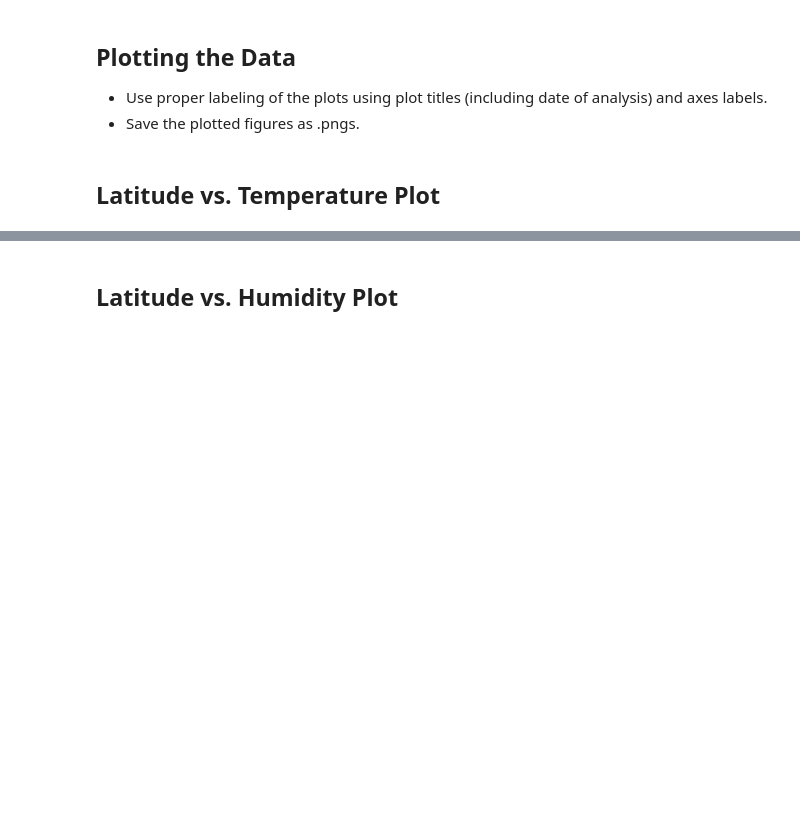
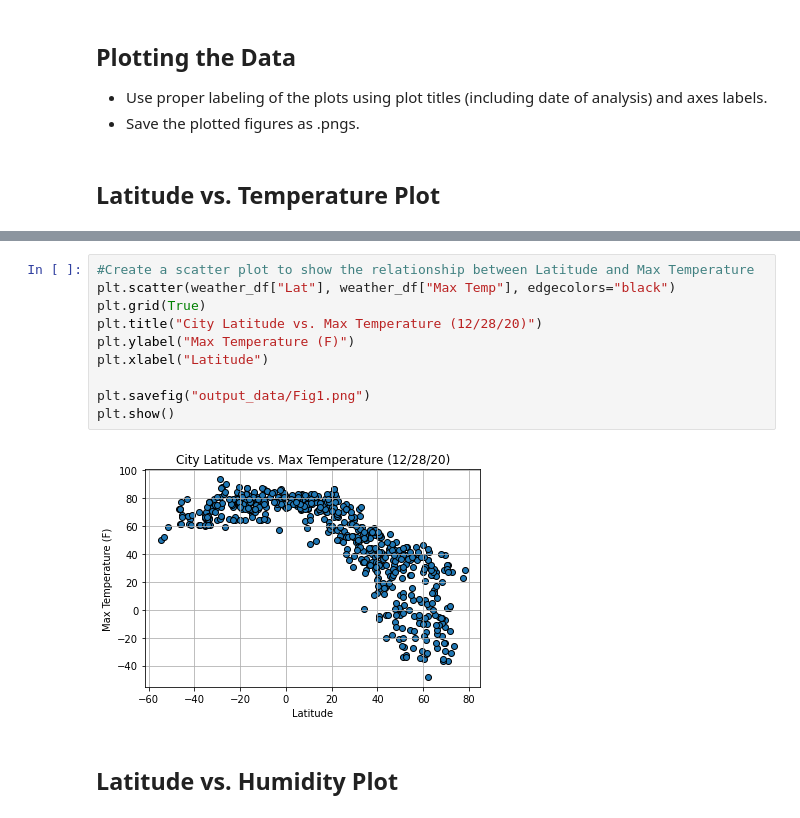
Before and after one commit to RH-cmd/python-api-challenge, a Jupyter notebook: WeatherPy/WeatherPy.ipynb, the cells around one changed output, grey strips where cells are left out. Cells and saved outputs as stored; diff of their text form; blank space fills up the shorter version.

Commit message:
Scatter plot for lat vs max temp

```diff
--- a/WeatherPy/WeatherPy.ipynb
+++ b/WeatherPy/WeatherPy.ipynb
@@ -207,3 +206,15 @@ Int64Index([], dtype='int64')
+# %%
+#Create a scatter plot to show the relationship between Latitude and Max Temperature
+plt.scatter(weather_df["Lat"], weather_df["Max Temp"], edgecolors="black")
+plt.grid(True)
+plt.title("City Latitude vs. Max Temperature (12/28/20)")
+plt.ylabel("Max Temperature (F)")
+plt.xlabel("Latitude")
+
+plt.savefig("output_data/Fig1.png")
+plt.show()
+# %% [output]
+[figure, added]
 # %% [markdown]
 ## Latitude vs. Humidity Plot
 # %%
```
Also changed, not shown: parts of 6 cells of this notebook, 1 other file.
